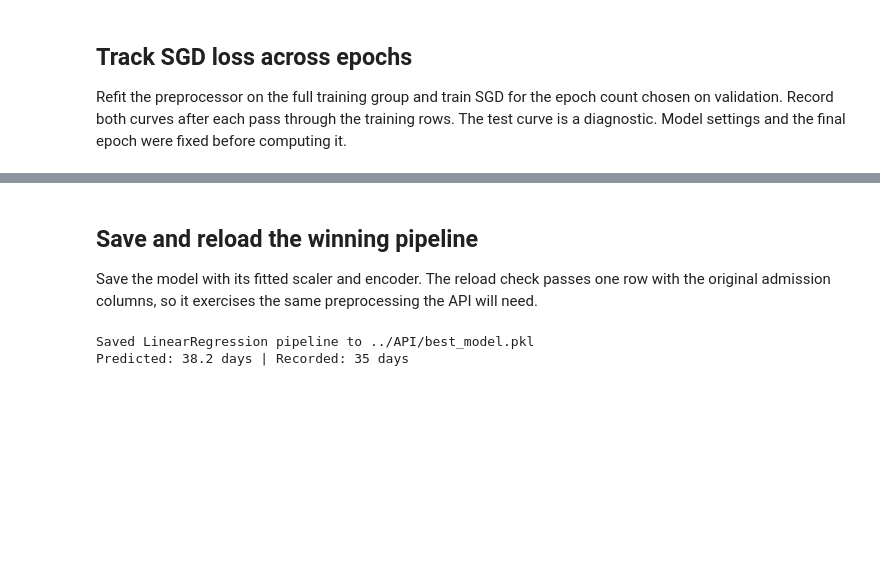
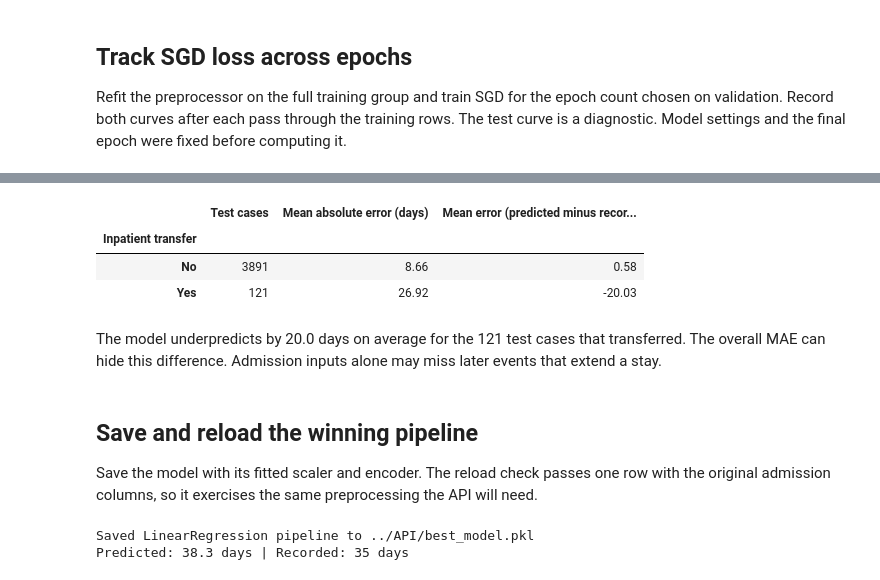
Before and after one commit to Mich-O/linear_regression_model, a Jupyter notebook: summative/linear_regression/multivariate.ipynb, the cells around one changed output, grey strips where cells are left out. Saved outputs shown, nothing was run; the diff lists cells and outputs as text; code cells hidden in the pictures; blank space fills up the shorter version.

```diff
--- a/summative/linear_regression/multivariate.ipynb
+++ b/summative/linear_regression/multivariate.ipynb
@@ -466,3 +474,22 @@ The two linear models are close, consistent with the strong downward trend in MU
+# %%
+transfer_scores = []
+for status, group in test.groupby("transfer_inpatient"):
+    predicted_days = winning_pipeline.predict(group[model_features])
+    transfer_scores.append({
+        "Inpatient transfer": "Yes" if status == 1 else "No",
+        "Test cases": len(group),
+        "Mean absolute error (days)": mean_absolute_error(group[target], predicted_days),
+        "Mean error (predicted minus recorded days)": (predicted_days - group[target]).mean(),
+    })
+
+pd.DataFrame(transfer_scores).set_index("Inpatient transfer").round(2)
+# %% [output]
+|  | Test cases | Mean absolute error (days) | Mean error (predicted minus recor... |
+| Inpatient transfer |  |  |  |
+| No | 3891 | 8.66 | 0.58 |
+| Yes | 121 | 26.92 | -20.03 |
+# %% [markdown]
+The model underpredicts by 20.0 days on average for the 121 test cases that transferred. The overall MAE can hide this difference. Admission inputs alone may miss later events that extend a stay.
 # %% [markdown]
 ## Save and reload the winning pipeline
 
@@ -480,13 +507,13 @@ def predict_one(saved_model_path, admission):
     return float(pipeline.predict(pd.DataFrame([admission]))[0])
 
 
-raw_admission = test[shared_features].iloc[0].to_dict()
+raw_admission = test[model_features].iloc[0].to_dict()
 prediction = predict_one(model_path, raw_admission)
-expected = winning_pipeline.predict(test[shared_features].iloc[[0]])[0]
+expected = winning_pipeline.predict(test[model_features].iloc[[0]])[0]
 assert np.isclose(prediction, expected)
 
 print(f"Saved {winner_name} pipeline to {model_path}")
 print(f"Predicted: {prediction:.1f} days | Recorded: {test[target].iloc[0]:g} days")
 # %% [output]
 Saved LinearRegression pipeline to ../API/best_model.pkl
-Predicted: 38.2 days | Recorded: 35 days
+Predicted: 38.3 days | Recorded: 35 days
```
Also changed, not shown: parts of 14 cells of this notebook, 1 other file.
